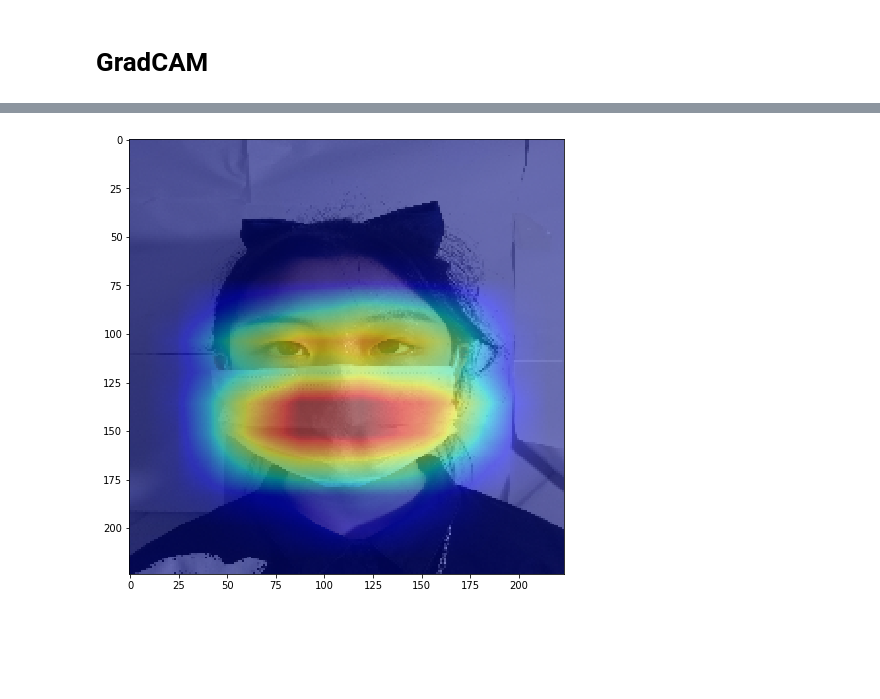
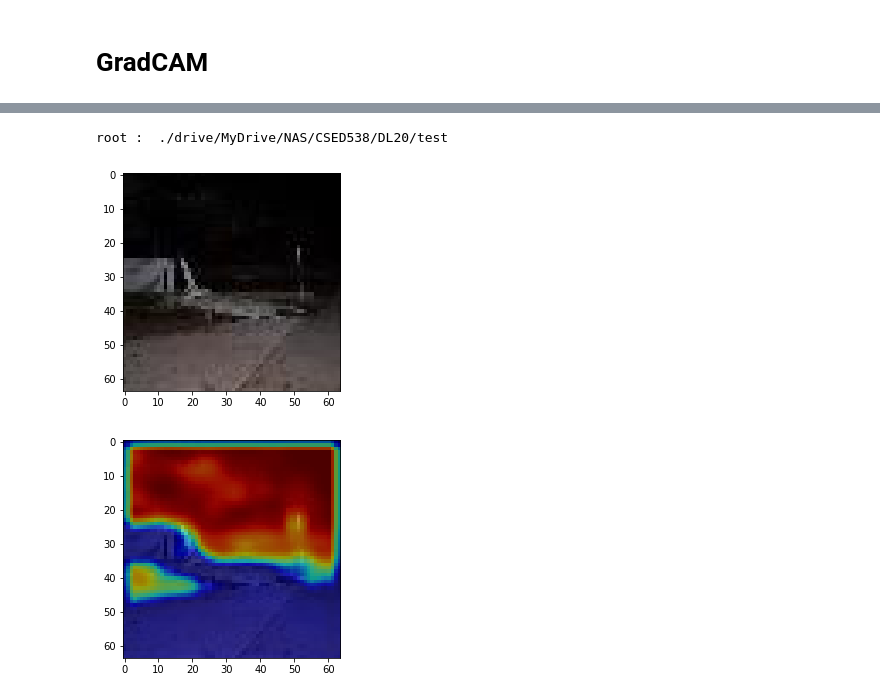
Before and after one commit to gimme1dollar/consistent-semi-sup, a Jupyter notebook: simple_demo/gradcam.ipynb, the cells around one changed output, grey strips where cells are left out. Cells and saved outputs as stored; diff of their text form; code cells hidden in the pictures; blank space fills up the shorter version.

Commit message:
gradcam

```diff
--- a/simple_demo/gradcam.ipynb
+++ b/simple_demo/gradcam.ipynb
@@ -275,3 +118,13 @@ mask_dataset = MaskDataset(data_root, input_size=input_size, transform=transform
+# %%
+transform = transforms.Compose([
+    transforms.ToTensor()
+])
+
+batch_size = 32
+test_dataset = LoadDataset(data_root, transform, "test")
+test_loader = DataLoader(test_dataset, batch_size=batch_size, shuffle=True)
+# %% [output]
+root :  ./drive/MyDrive/NAS/CSED538/DL20/test
 # %%
 save_feat=[]
 def hook_feat(module, input, output):
@@ -288,21 +141,21 @@ def hook_grad(grad):
   save_grad.append(grad)
   return grad
 
-def vis_gradcam(vgg, img):
+def vis_gradcam(model, img):
   """
   Imshow the grad_CAM.
-  :param vgg: VGG11Customed model
-  :param img: a dog image
+  :param model: model
+  :param img: a sample image
   output : plt.imshow(grad_CAM)
   """
-  vgg.eval()
+  model.eval()
 
   # Reister hook for storing layer activation of the target layer (bn5_2 in backbone)
-  vgg.backbone.bn5_2.register_forward_hook(hook_feat)
+  model.bn2.register_forward_hook(hook_feat)
 
   # Forward pass to hook features
   img = img.unsqueeze(0)
-  s = vgg(img)[0]
+  s = model(img)[0]
 
   # Register hook for storing gradients
   save_feat[0].register_hook(hook_grad)
@@ -315,7 +168,8 @@ def vis_gradcam(vgg, img):
   # Compute activation at global-average-pooling layer
   gap_layer  = torch.nn.AdaptiveAvgPool2d(1)
   alpha = gap_layer(save_grad[0][0])
-  A = save_feat[0].squeeze()
+  A = save_feat[0]
+  A = A.squeeze()
 
   # Compute grad_CAM
   relu_layer = torch.nn.ReLU()
@@ -332,25 +186,26 @@ def vis_gradcam(vgg, img):
   grad_CAM = grad_CAM/torch.max(grad_CAM)
 
   # Plotting
-  img_np = image_tensor_to_numpy(img)
+  img_np = img.permute(0, 2, 3, 1).numpy()
   if len(img_np.shape) > 3:
     img_np = img_np[0]
-  img_np = normalize(img_np)
 
   grad_CAM = grad_CAM.squeeze().detach().numpy()
 
-  plt.figure(figsize=(8, 8))
   plt.imshow(img_np)
-  plt.imshow(grad_CAM, cmap='jet', alpha = 0.5)
+  plt.imshow(grad_CAM, cmap='jet', alpha = 0.6)
   plt.show
 
   return grad_CAM
-# %%
-model = VGG11Classification()
-model.load_state_dict(torch.load(model_root))
-model.double()
-
-img = mask_dataset[1]
-res = vis_gradcam(model, img)
-# %% [output]
-[figure, removed]
+# %%
+for test_images in test_loader:
+    img = test_images[0]
+    break
+
+
+plt.imshow( img.permute(1, 2, 0) )
+plt.show()
+res = vis_gradcam(model.float(), img)
+# %% [output]
+[figure, added]
+[figure, added]
```
Also changed, not shown: parts of 15 cells of this notebook.
